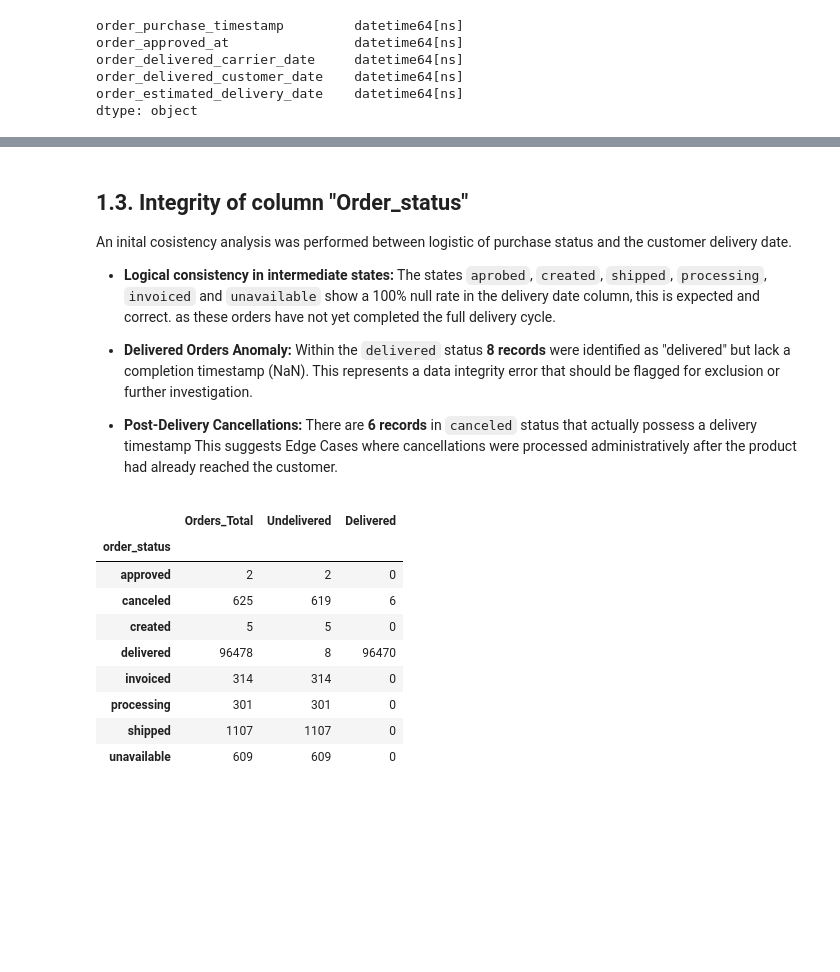
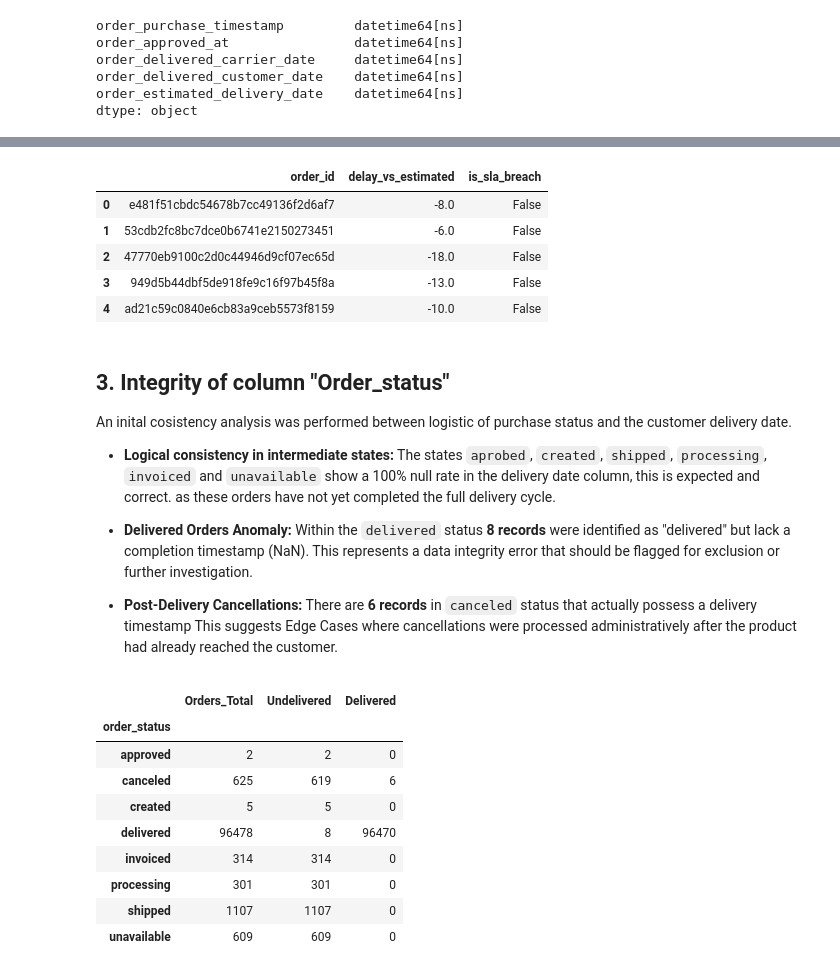
Before and after one commit to Ezequiel-ib/project-olist-db, a Jupyter notebook: notebooks/02_eda_orders.ipynb, the cells around one changed output, grey strips where cells are left out. Cells and saved outputs as stored; diff of their text form; code cells hidden in the pictures; blank space fills up the shorter version.

```diff
--- a/notebooks/02_eda_orders.ipynb
+++ b/notebooks/02_eda_orders.ipynb
@@ -73,0 +178,14 @@ dtype: object
+# %%
+#------------------------------------------------------------------------------------------------------------
+# Create a boolean column - false ir order was delivered late and true if it was delivered on time
+#------------------------------------------------------------------------------------------------------------
+df_orders['is_sla_breach'] = df_orders['delay_vs_estimated'] > 0
+
+df_orders[['order_id', 'delay_vs_estimated', 'is_sla_breach']].head()
+# %% [output]
+|  | order_id | delay_vs_estimated | is_sla_breach |
+| 0 | e481f51cbdc54678b7cc49136f2d6af7 | -8.0 | False |
+| 1 | 53cdb2fc8bc7dce0b6741e2150273451 | -6.0 | False |
+| 2 | 47770eb9100c2d0c44946d9cf07ec65d | -18.0 | False |
+| 3 | 949d5b44dbf5de918fe9c16f97b45f8a | -13.0 | False |
+| 4 | ad21c59c0840e6cb83a9ceb5573f8159 | -10.0 | False |
@@ -74,5 +208,5 @@ dtype: object
 # %% [markdown]
-## 1.3. Integrity of column "Order_status"
+## 3. Integrity of column "Order_status"
 
 An inital cosistency analysis was performed between logistic of purchase status and the customer delivery date.
 
```
Also changed, not shown: parts of 7 cells of this notebook, 3 other files.
